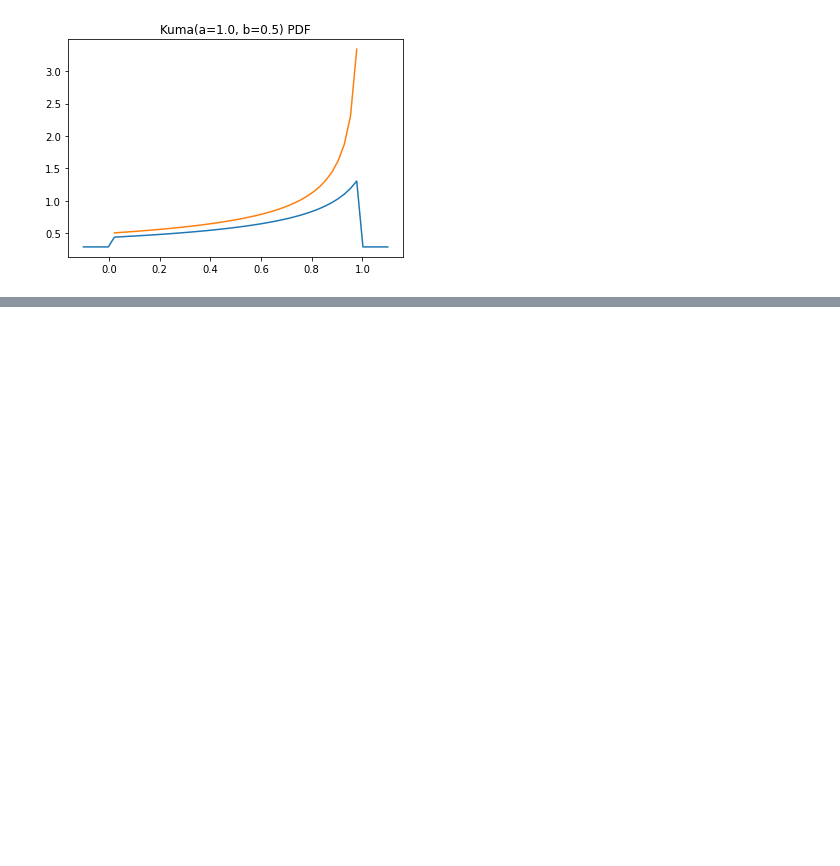
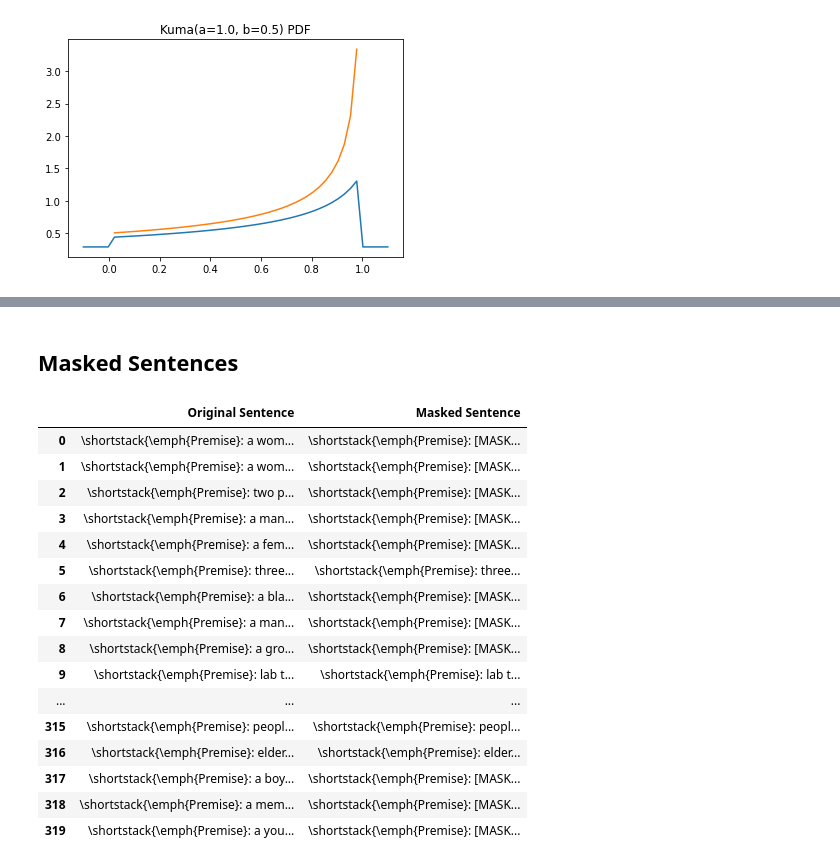
Before and after one commit to mikimn/interpretable_predictions, a Jupyter notebook: notebooks/tests.ipynb, the cells around one changed output, grey strips where cells are left out. Cells and saved outputs as stored; diff of their text form; code cells hidden in the pictures; blank space fills up the shorter version.

```diff
--- a/notebooks/tests.ipynb
+++ b/notebooks/tests.ipynb
@@ -6,6 +6,11 @@ import torch
 import sys
 sys.path.append('../')
 from latent_rationale.nn.kuma import Kuma, HardKuma
+import pandas as pd
+pd.set_option('display.max_rows', 500)
+pd.set_option('display.max_columns', 500)
+pd.set_option('display.width', 2000)
+pd.options.display.max_colwidth = 1000
 # %%
 a = widgets.FloatSlider(description='a =', min=0.01, max=10)
 b = widgets.FloatSlider(description='b =', min=0.01, max=10)
@@ -56,0 +69,26 @@ tensor([   nan,    nan,    nan,    nan,    nan, 0.5057, 0.5122, 0.5189, 0.5259,
+# %% [markdown]
+## Masked Sentences
+# %%
+import re
+df = pd.read_json('../masked_examples.json')
+df.rename({ 'original': 'Original Sentence', 'masked': 'Masked Sentence' }, axis=1, inplace=True)
+df = df.applymap(lambda x: r'\shortstack{' + re.sub(r'\[SEP\]$', '', x).replace(r'[CLS]', r'\emph{Premise}:').replace('[SEP]', r'\\ \emph{Hypothesis:}') + r'}')
+df
+# %% [output]
+|  | Original Sentence | Masked Sentence |
+| 0 | \shortstack{\emph{Premise}: a wom... | \shortstack{\emph{Premise}: [MASK... |
+| 1 | \shortstack{\emph{Premise}: a wom... | \shortstack{\emph{Premise}: [MASK... |
+| 2 | \shortstack{\emph{Premise}: two p... | \shortstack{\emph{Premise}: [MASK... |
+| 3 | \shortstack{\emph{Premise}: a man... | \shortstack{\emph{Premise}: [MASK... |
+| 4 | \shortstack{\emph{Premise}: a fem... | \shortstack{\emph{Premise}: [MASK... |
+| 5 | \shortstack{\emph{Premise}: three... | \shortstack{\emph{Premise}: three... |
+| 6 | \shortstack{\emph{Premise}: a bla... | \shortstack{\emph{Premise}: [MASK... |
+| 7 | \shortstack{\emph{Premise}: a man... | \shortstack{\emph{Premise}: [MASK... |
+| 8 | \shortstack{\emph{Premise}: a gro... | \shortstack{\emph{Premise}: [MASK... |
+| 9 | \shortstack{\emph{Premise}: lab t... | \shortstack{\emph{Premise}: lab t... |
+| ... | ... | ... |
+| 315 | \shortstack{\emph{Premise}: peopl... | \shortstack{\emph{Premise}: peopl... |
+| 316 | \shortstack{\emph{Premise}: elder... | \shortstack{\emph{Premise}: elder... |
+| 317 | \shortstack{\emph{Premise}: a boy... | \shortstack{\emph{Premise}: [MASK... |
+| 318 | \shortstack{\emph{Premise}: a mem... | \shortstack{\emph{Premise}: [MASK... |
+| 319 | \shortstack{\emph{Premise}: a you... | \shortstack{\emph{Premise}: [MASK... |
```
Also changed, not shown: parts of 2 cells of this notebook, 5 other files.
